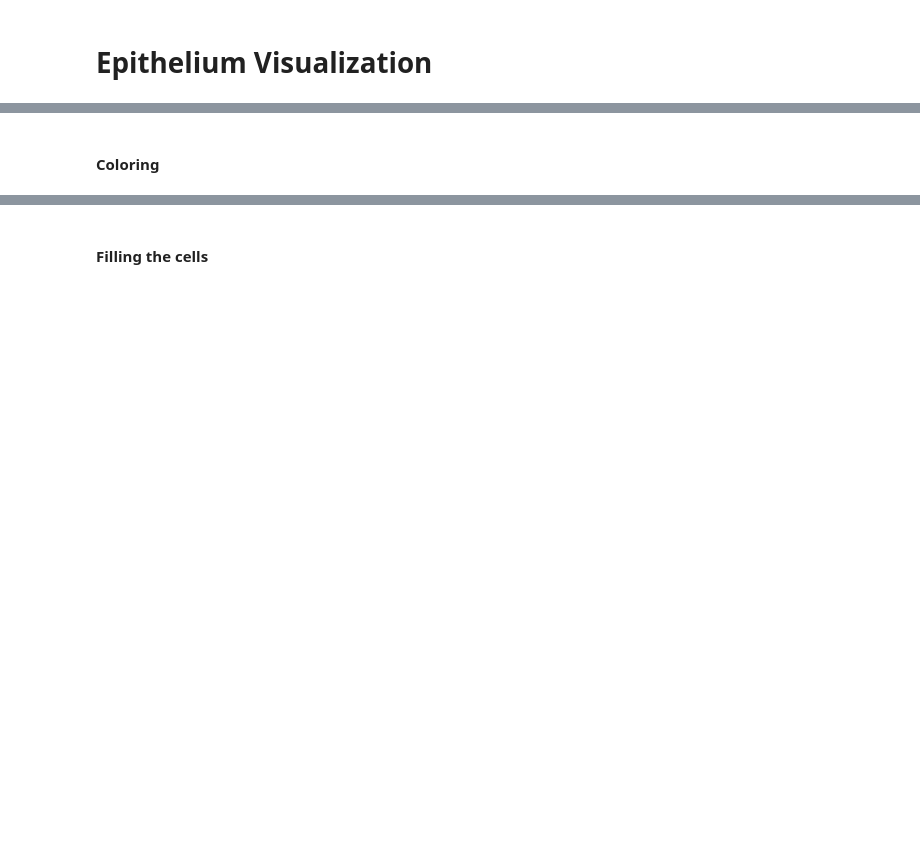
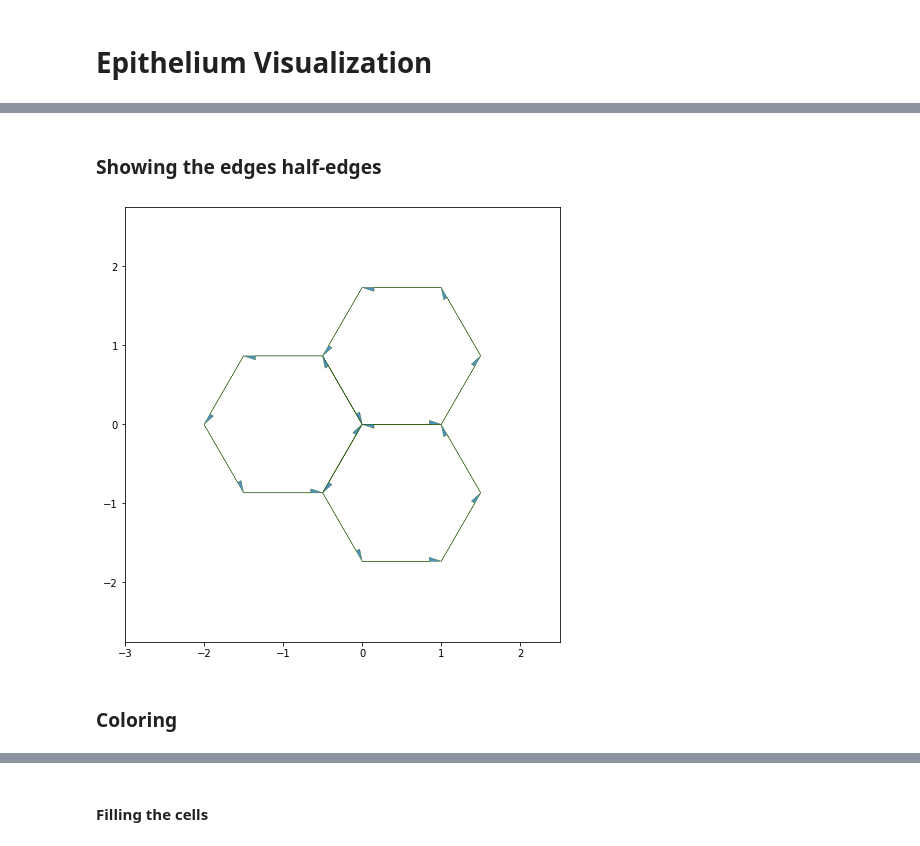
Before and after one commit to DamCB/tyssue-demo, a Jupyter notebook: Visualization.ipynb, the cells around one changed output, grey strips where cells are left out. Saved outputs shown, nothing was run; the diff lists cells and outputs as text; code cells hidden in the pictures; blank space fills up the shorter version.

```diff
--- a/Visualization.ipynb
+++ b/Visualization.ipynb
@@ -50,5 +67,18 @@ fig.set_size_inches((8, 8))
+# %% [markdown]
+### Showing the edges half-edges
+# %%
+draw_specs['edge']['head_width'] = 0.1
+
+fig, ax = sheet_view(sheet, ['x', 'y'], **draw_specs)
+
+
+ax.set_xlim(-3, 2.5)
+ax.set_ylim(-2.75, 2.75)
+fig.set_size_inches((8, 8))
+# %% [output]
+[figure, added]
 # %% [markdown]
-#### Coloring
+### Coloring
 # %%
 
 ## Let's add a column to sheet.vert_df
```
Also changed, not shown: parts of 17 cells of this notebook, 11 other files.
